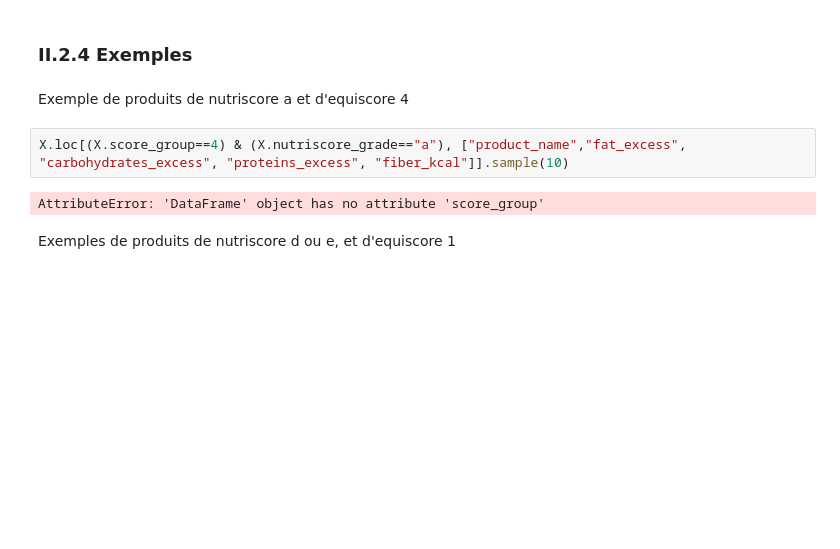
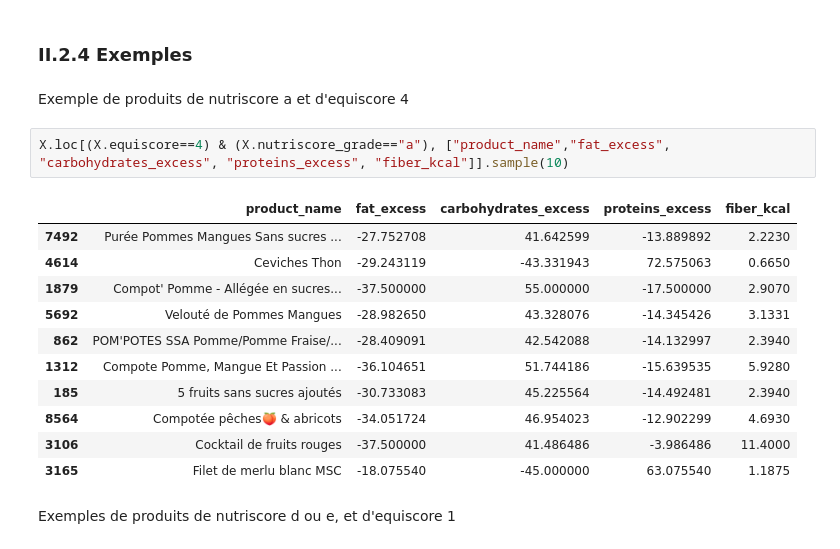
Before and after one commit to OlivierLegrand/P7, a Jupyter notebook: P3/PSanté_notebookexploration.ipynb, the cells around one changed output. Saved outputs shown, nothing was run; the diff lists cells and outputs as text; blank space fills up the shorter version.

```diff
--- a/P3/PSanté_notebookexploration.ipynb
+++ b/P3/PSanté_notebookexploration.ipynb
@@ -775,9 +775,19 @@ ANOVA sur equiscore 4 vs. autres equiscores confirme la singularité de la class
 # %% [markdown]
 Exemple de produits de nutriscore a et d'equiscore 4
 # %%
-X.loc[(X.score_group==4) & (X.nutriscore_grade=="a"), ["product_name","fat_excess", "carbohydrates_excess", "proteins_excess", "fiber_kcal"]].sample(10)
+X.loc[(X.equiscore==4) & (X.nutriscore_grade=="a"), ["product_name","fat_excess", "carbohydrates_excess", "proteins_excess", "fiber_kcal"]].sample(10)
 # %% [output]
-AttributeError: 'DataFrame' object has no attribute 'score_group'
+|  | product_name | fat_excess | carbohydrates_excess | proteins_excess | fiber_kcal |
+| 7492 | Purée Pommes Mangues Sans sucres ... | -27.752708 | 41.642599 | -13.889892 | 2.2230 |
+| 4614 | Ceviches Thon | -29.243119 | -43.331943 | 72.575063 | 0.6650 |
+| 1879 | Compot' Pomme - Allégée en sucres... | -37.500000 | 55.000000 | -17.500000 | 2.9070 |
+| 5692 | Velouté de Pommes Mangues | -28.982650 | 43.328076 | -14.345426 | 3.1331 |
+| 862 | POM'POTES SSA Pomme/Pomme Fraise/... | -28.409091 | 42.542088 | -14.132997 | 2.3940 |
+| 1312 | Compote Pomme, Mangue Et Passion ... | -36.104651 | 51.744186 | -15.639535 | 5.9280 |
+| 185 | 5 fruits sans sucres ajoutés | -30.733083 | 45.225564 | -14.492481 | 2.3940 |
+| 8564 | Compotée pêches🍑 & abricots | -34.051724 | 46.954023 | -12.902299 | 4.6930 |
+| 3106 | Cocktail de fruits rouges | -37.500000 | 41.486486 | -3.986486 | 11.4000 |
+| 3165 | Filet de merlu blanc MSC | -18.075540 | -45.000000 | 63.075540 | 1.1875 |
 # %% [markdown]
 Exemples de produits de nutriscore d ou e, et d'equiscore 1
 # %%
```
Also changed, not shown: parts of 13 cells of this notebook.
